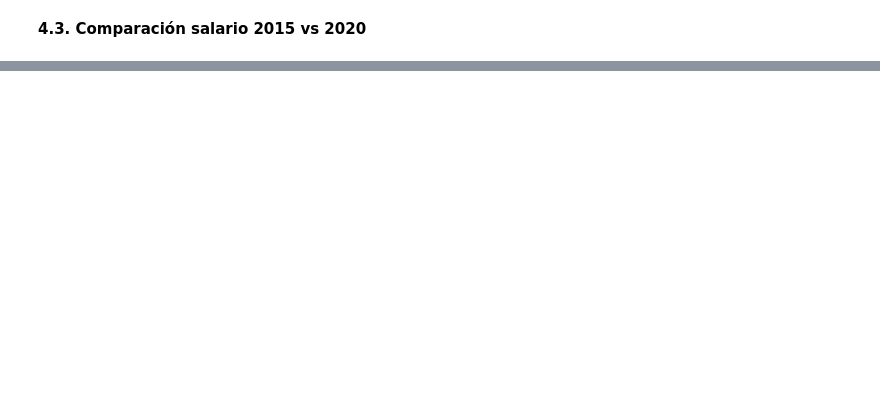
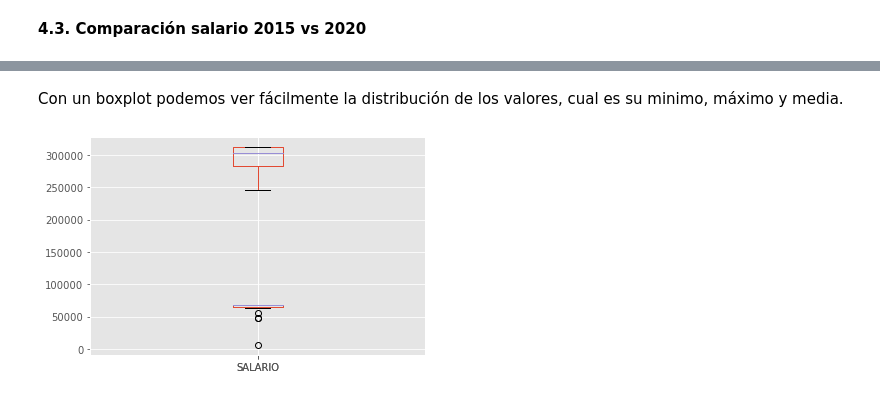
Before and after one commit to Victoriapm/analisis-datos-principiantes, a Jupyter notebook: 1.1. Analisis de datos principiantes - soluciones.ipynb, the cells around one changed output, grey strips where cells are left out. Saved outputs shown, nothing was run; the diff lists cells and outputs as text; code cells hidden in the pictures; blank space fills up the shorter version.

```diff
--- a/1.1. Analisis de datos principiantes - soluciones.ipynb
+++ b/1.1. Analisis de datos principiantes - soluciones.ipynb
@@ -369,0 +402,7 @@ df2020.SALARIO.hist();
+# %% [markdown]
+Con un boxplot podemos ver fácilmente la distribución de los valores, cual es su minimo, máximo y media.
+# %%
+df2020.boxplot('SALARIO');
+df2015.boxplot('SALARIO');
+# %% [output]
+[figure, added]
```
Also changed, not shown: parts of 36 cells of this notebook.
